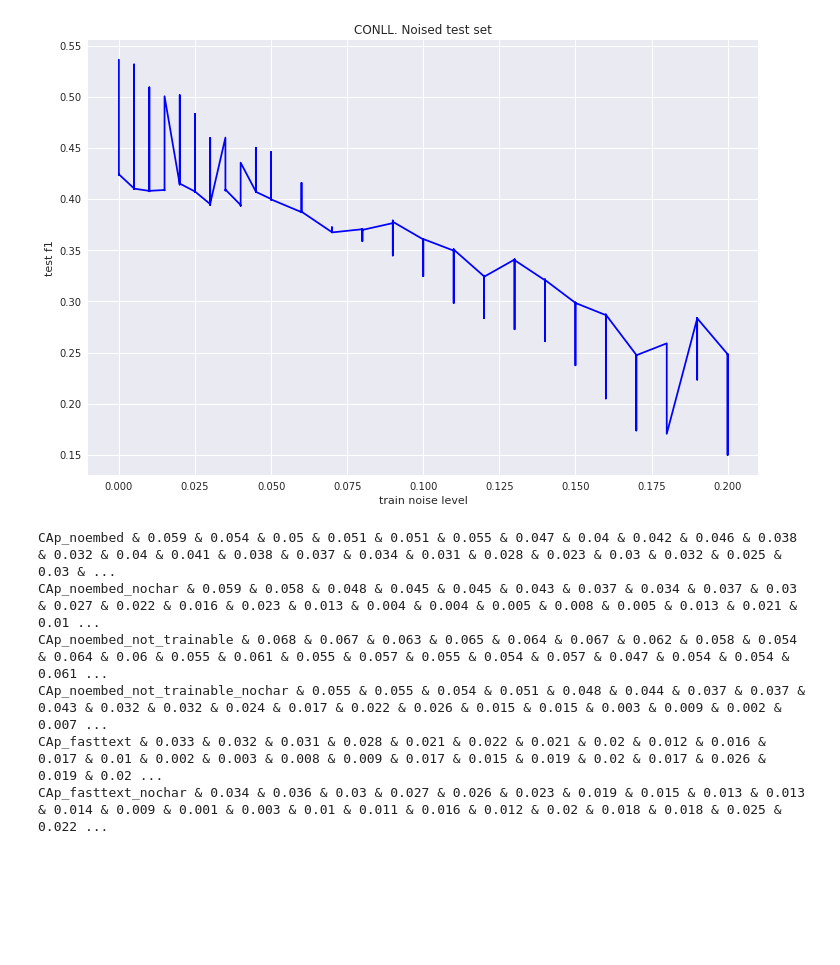
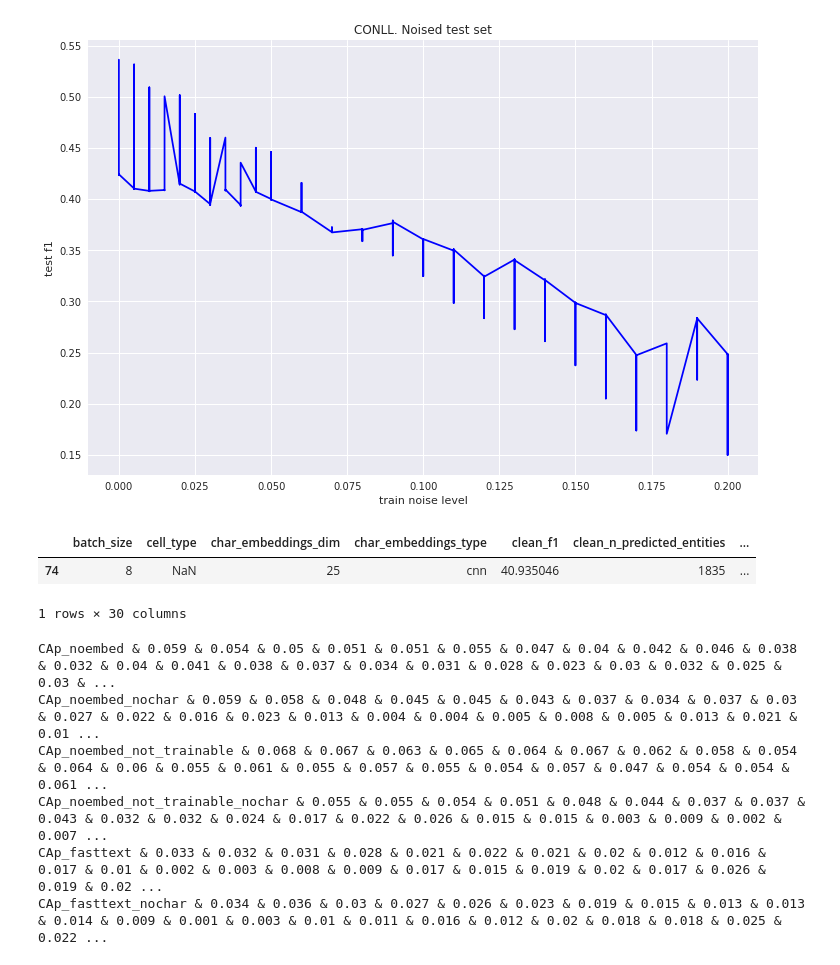
Before and after one commit to Guitaricet/ner, a Jupyter notebook: Results_2_std.ipynb, the cells around one changed output. Cells and saved outputs as stored; diff of their text form; code cells hidden in the pictures; blank space fills up the shorter version.

```diff
--- a/Results_2_std.ipynb
+++ b/Results_2_std.ipynb
@@ -23,6 +23,12 @@ plt.plot(results['noise_level'], results['noised_f1'] / 100., 'b', label='EmbedM
 # %% [output]
 [<matplotlib.lines.Line2D at 0x...>]
 [figure]
+# %%
+results.sample()
+# %% [output]
+|  | batch_size | cell_type | char_embeddings_dim | char_embeddings_type | clean_f1 | clean_n_predicted_entities | ... |
+| 74 | 8 | NaN | 25 | cnn | 40.935046 | 1835 | ... |
+1 rows × 30 columns
 # %%
 CAP_FILES = [
     'results/CAp_noembed.csv',
```
Also changed, not shown: 5 other files.
